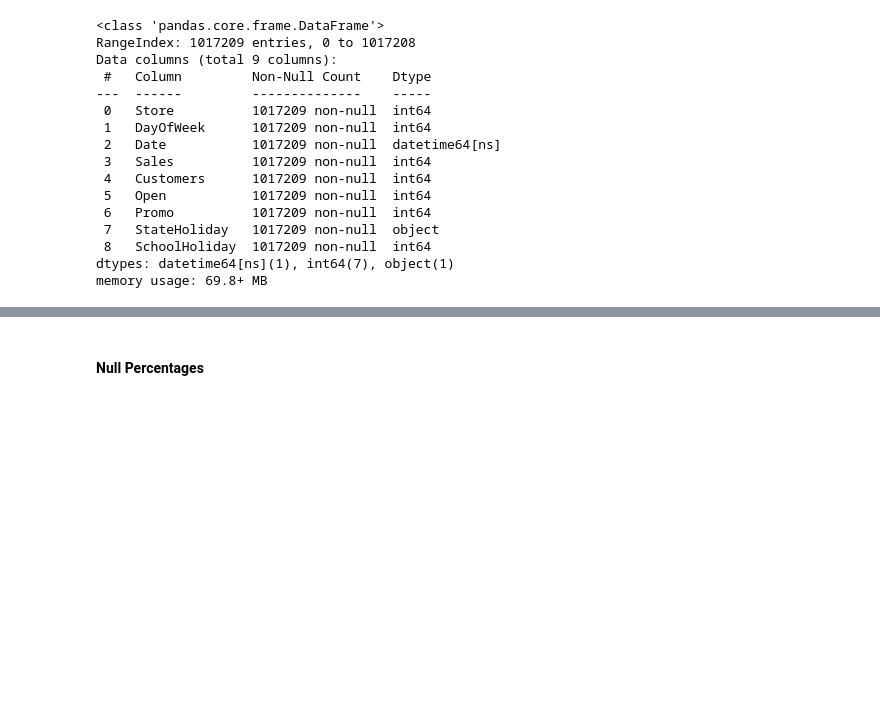
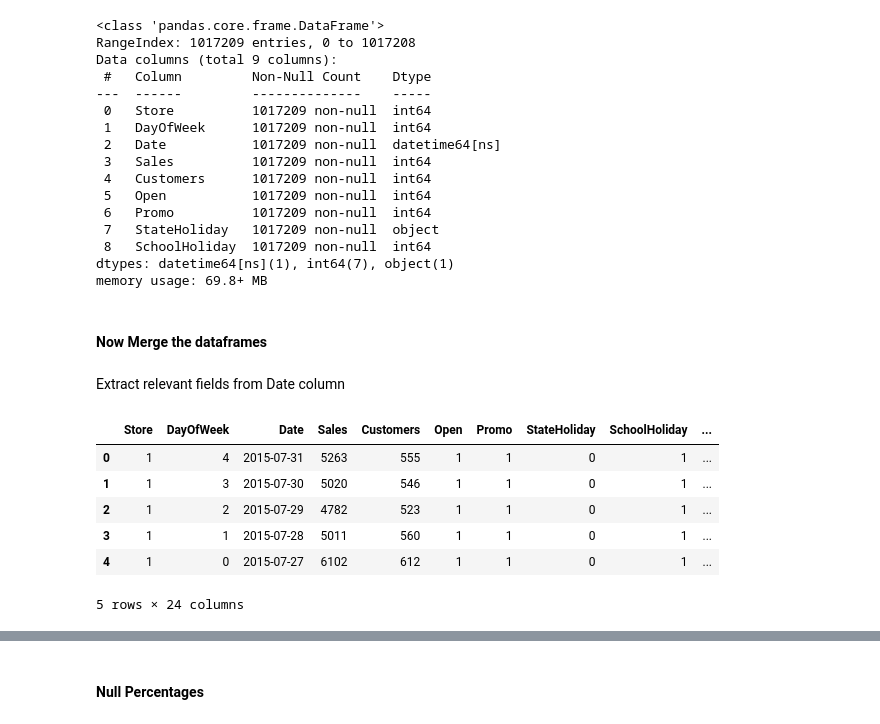
Before and after one commit to tigisthailay/Rossmann-Pharmaceuticals-Sales-prediction, a Jupyter notebook: notebooks/EDA.ipynb, the cells around one changed output, grey strips where cells are left out. Cells and saved outputs as stored; diff of their text form; code cells hidden in the pictures; blank space fills up the shorter version.

```diff
--- a/notebooks/EDA.ipynb
+++ b/notebooks/EDA.ipynb
@@ -119,8 +133,8 @@ store_df.head()
 # %% [markdown]
 let convert the date column to datetie datatype on both train and test dataset
 # %%
-test_df['Date'] = pd.to_datetime(test_df['Date'])
-train_df['Date'] = pd.to_datetime(train_df['Date'])
+test_df = preprocess.convert_to_datetime(test_df, 'Date')
+train_df = preprocess.convert_to_datetime(train_df, 'Date')
 # %%
 test_df.info()
 # %% [output]
@@ -158,3 +172,23 @@ Data columns (total 9 columns):
  8   SchoolHoliday  1017209 non-null  int64
 dtypes: datetime64[ns](1), int64(7), object(1)
 memory usage: 69.8+ MB
+# %% [markdown]
+#### Now Merge the dataframes
+# %%
+train_jdf = preprocess.join_dataframes(train_df, store_df, 'Store', 'left')
+test_jdf = preprocess.join_dataframes(test_df, store_df, 'Store', 'left')
+# %% [markdown]
+Extract relevant fields from Date column
+# %%
+train_jdf = preprocess.extract_fields_date(train_jdf, 'Date')
+test_jdf = preprocess.extract_fields_date(test_jdf, 'Date')
+# %%
+train_jdf.head()
+# %% [output]
+|  | Store | DayOfWeek | Date | Sales | Customers | Open | Promo | StateHoliday | SchoolHoliday | ... |
+| 0 | 1 | 4 | 2015-07-31 | 5263 | 555 | 1 | 1 | 0 | 1 | ... |
+| 1 | 1 | 3 | 2015-07-30 | 5020 | 546 | 1 | 1 | 0 | 1 | ... |
+| 2 | 1 | 2 | 2015-07-29 | 4782 | 523 | 1 | 1 | 0 | 1 | ... |
+| 3 | 1 | 1 | 2015-07-28 | 5011 | 560 | 1 | 1 | 0 | 1 | ... |
+| 4 | 1 | 0 | 2015-07-27 | 6102 | 612 | 1 | 1 | 0 | 1 | ... |
+5 rows × 24 columns
```
Also changed, not shown: parts of 21 cells of this notebook.
